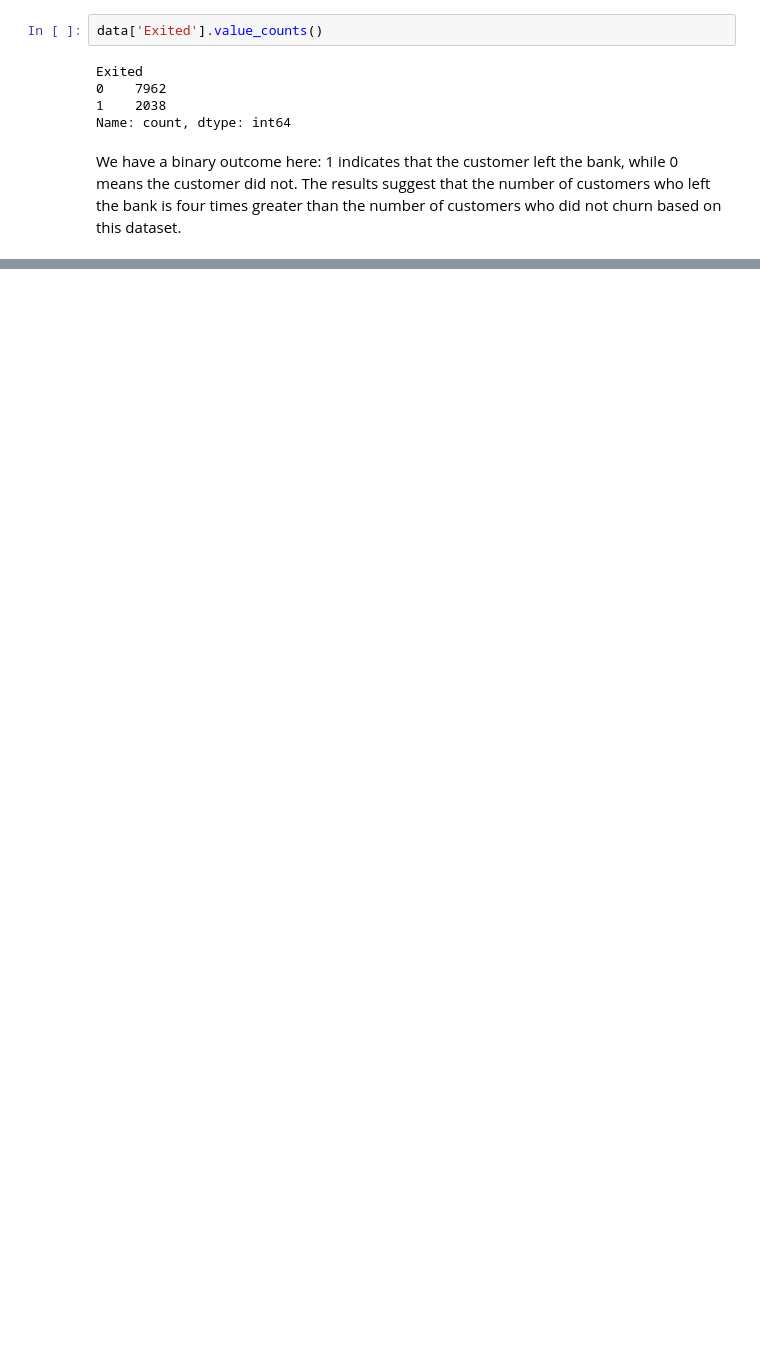
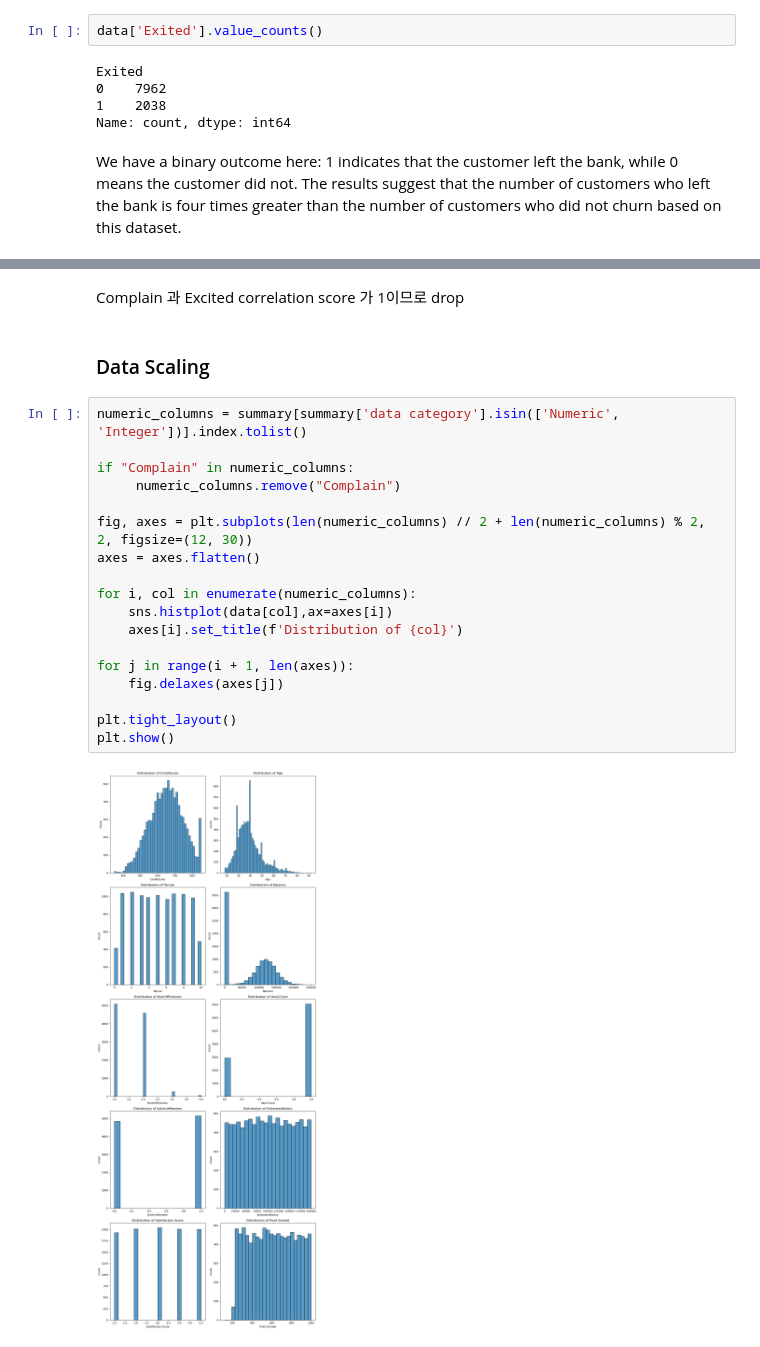
Before and after one commit to LikeLion-DSProjectTeam/Team_1, a Jupyter notebook: code/Beomseong.ipynb, the cells around one changed output, grey strips where cells are left out. Drawn from its saved outputs; the diff is of its cells as text; blank space fills up the shorter version.

```diff
--- a/code/Beomseong.ipynb
+++ b/code/Beomseong.ipynb
@@ -87,0 +105,24 @@ array(['France', 'Spain', 'Germany'], dtype=object)
+# %% [markdown]
+Complain 과 Excited correlation score 가 1이므로 drop
+# %% [markdown]
+### Data Scaling
+# %%
+numeric_columns = summary[summary['data category'].isin(['Numeric', 'Integer'])].index.tolist()
+
+if "Complain" in numeric_columns:
+     numeric_columns.remove("Complain")
+
+fig, axes = plt.subplots(len(numeric_columns) // 2 + len(numeric_columns) % 2, 2, figsize=(12, 30))
+axes = axes.flatten()
+
+for i, col in enumerate(numeric_columns):
+    sns.histplot(data[col],ax=axes[i])
+    axes[i].set_title(f'Distribution of {col}')
+
+for j in range(i + 1, len(axes)):
+    fig.delaxes(axes[j])
+
+plt.tight_layout()
+plt.show()
+# %% [output]
+[figure, added]
```
Also changed, not shown: parts of 26 cells of this notebook.
